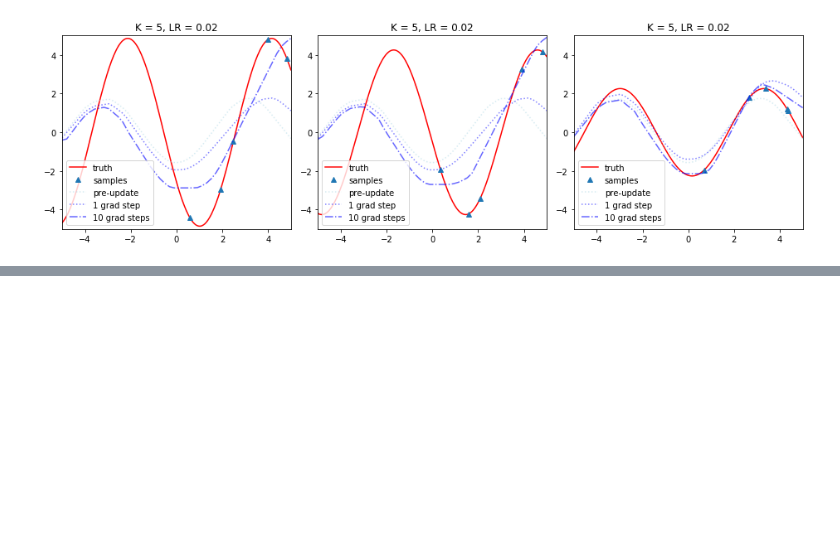
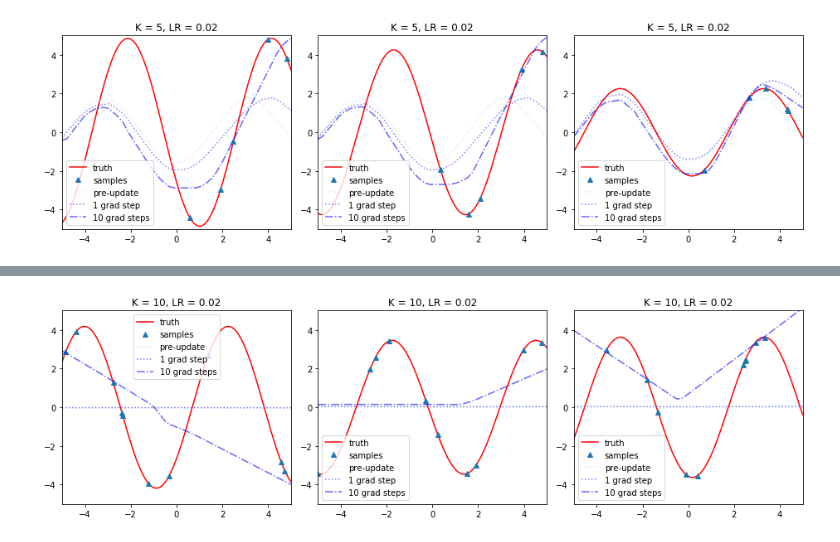
Before and after one commit to tpgillam/meta_learning, a Jupyter notebook: sinusoid.ipynb, the cells around one changed output, grey strips where cells are left out. Saved outputs shown, nothing was run; the diff lists cells and outputs as text; code cells hidden in the pictures; blank space fills up the shorter version.

```diff
--- a/sinusoid.ipynb
+++ b/sinusoid.ipynb
@@ -343,0 +451,5 @@ for _ in axes_iter(range(3)):
+# %%
+for _ in axes_iter(range(3)):
+    meta_test(module_maml, learning_rate=0.02)
+# %% [output]
+[figure, added]
```
Also changed, not shown: parts of 19 cells of this notebook.
